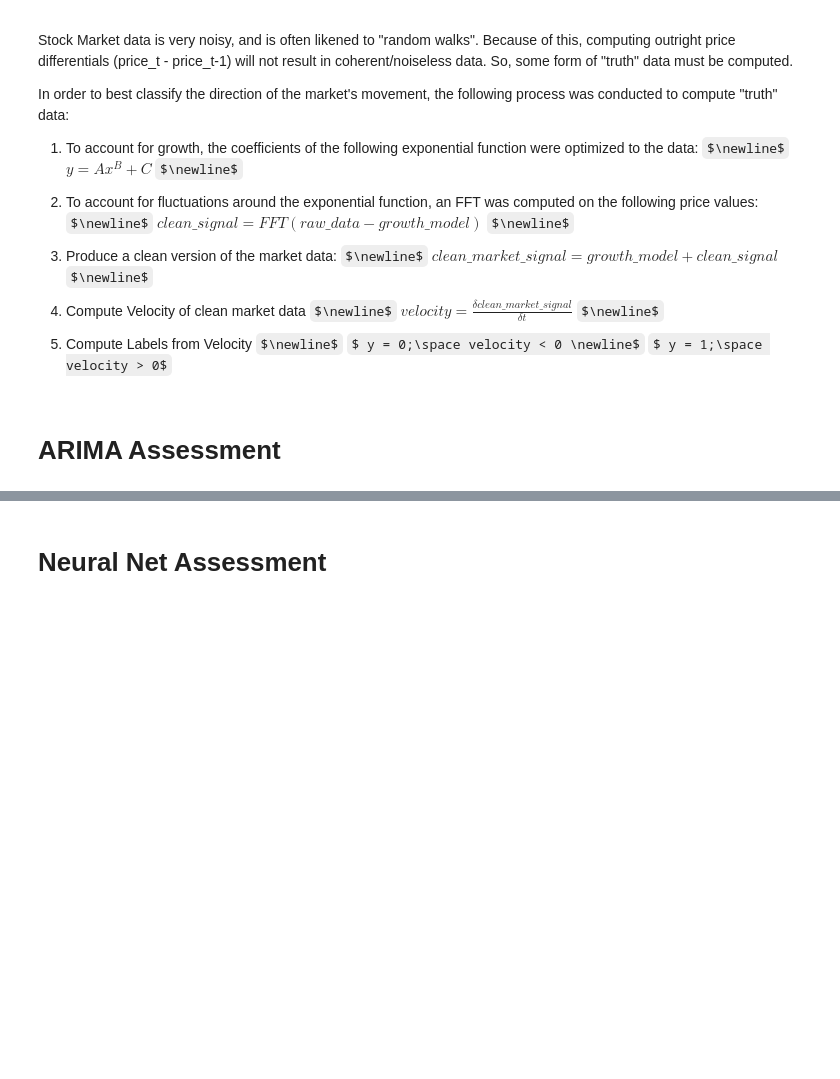
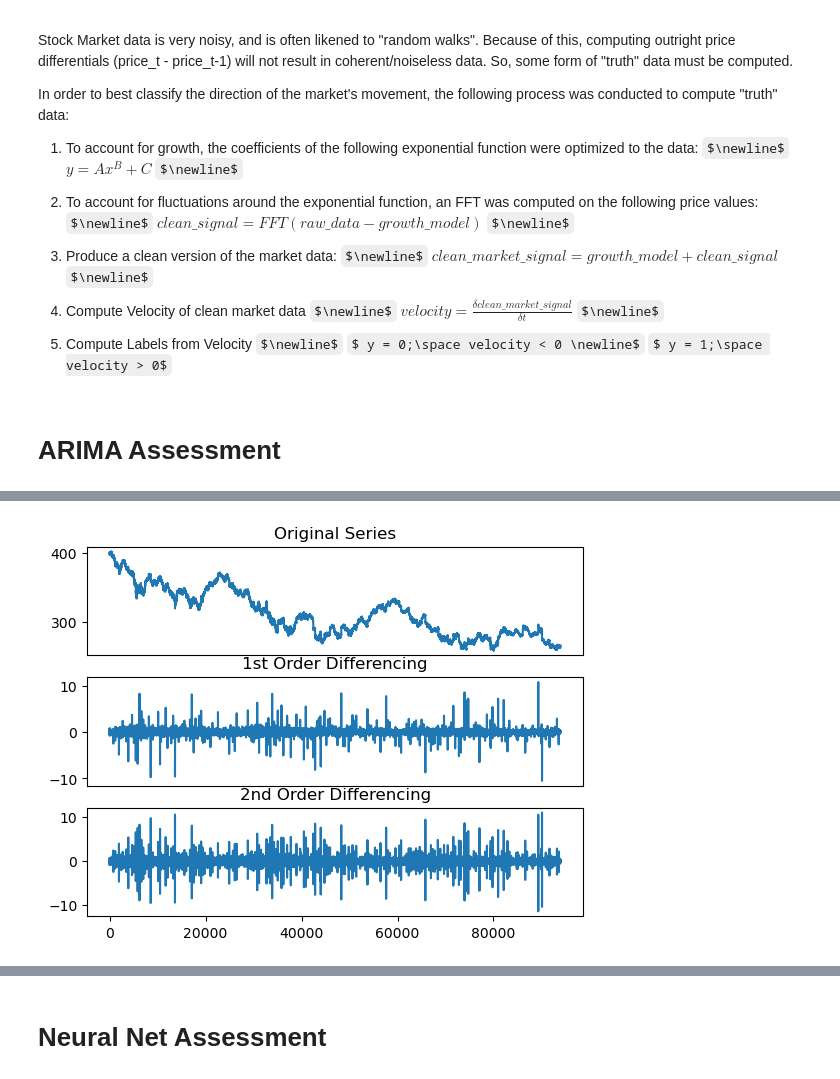
Before and after one commit to sindarian/market-trend-classification, a Jupyter notebook: analysis_driver.ipynb, the cells around one changed output, grey strips where cells are left out. Cells and saved outputs as stored; diff of their text form; code cells hidden in the pictures; some formulas as TeX source; blank space fills up the shorter version.

```diff
--- a/analysis_driver.ipynb
+++ b/analysis_driver.ipynb
@@ -63,0 +82,19 @@ $ y = 1;\space velocity > 0$
+# %%
+fig, (ax1, ax2, ax3) = plt.subplots(3)
+ax1.plot(data_df[[sig_col]])
+ax1.set_title('Original Series')
+ax1.axes.xaxis.set_visible(False)
+
+ax2.plot(data_df[[sig_col]].diff())
+ax2.set_title('1st Order Differencing')
+ax2.axes.xaxis.set_visible(False)
+
+ax3.plot(data_df[[sig_col]].diff().diff())
+ax3.set_title('2nd Order Differencing')
+plt.show()
+
+# because the data appears relatively stabilized after a first order
+# difference, we use that as the d param
+d = 1
+# %% [output]
+[figure, added]
```
Also changed, not shown: parts of 6 cells of this notebook, 2 other files.
